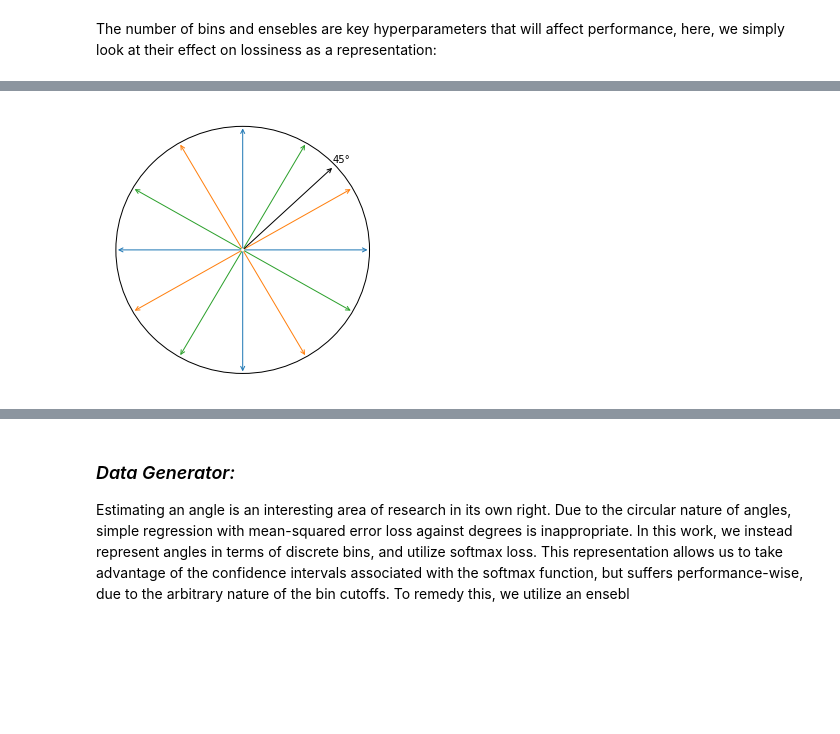
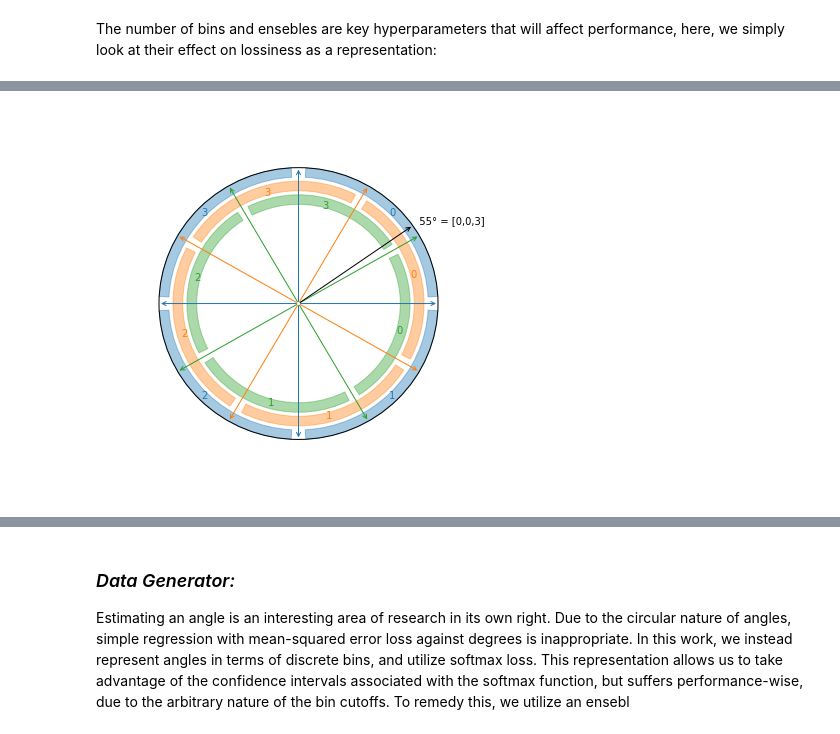
Before and after one commit to joshuadickey/baz-net, a Jupyter notebook: BazNet.ipynb, the cells around one changed output, grey strips where cells are left out. Saved outputs shown, nothing was run; the diff lists cells and outputs as text; code cells hidden in the pictures; blank space fills up the shorter version.

```diff
--- a/BazNet.ipynb
+++ b/BazNet.ipynb
@@ -267,27 +290,47 @@ ax.set_ylim(bottom + 0.5, top - 0.5)
 # %%
-from math import radians, degrees, cos, sin
 nb_bins = 4
 nb_ensb = 3
 sz_bins = 360 / nb_bins
 sz_shft = sz_bins / nb_ensb
+patches = []
 
-fig, ax= plt.subplots(figsize=(5,5))
+
+fig, ax= plt.subplots(figsize=(7,7))
 ax.add_artist(plt.Circle((0,0),1, color='black', fill=False))
+
+tt = 0
 for i, shft in enumerate([i*sz_shft for i in range(nb_ensb)]):
-    for theta in [i*sz_bins + shft for i in range(nb_bins)]:
-        x = cos(radians(theta))
-        y = sin(radians(theta))
+    patches = []
+    for j, theta in enumerate([i*sz_bins + shft for i in range(nb_bins)]):
+        t_s = (90 - theta) % 360
+        t_e = (90 - (theta + sz_bins)) % 360
 
-        ax.annotate("", xy=(x, y), xytext=(0, 0), arrowprops=dict(arrowstyle="->", fc=f'C{i}', ec=f'C{i}'))
-        ax.set_ylim((-1.1,1.1))
-        ax.set_xlim((-1.1,1.1))
+        l = 1-i*.1
+        patches += [Wedge((0, 0), l, t_e+3, t_s-3, width=0.07)]  # Ring sector
+        x = cos(radians(t_s))
+        y = sin(radians(t_s))
+
+        ax.annotate(f"", xy=(x, y), xytext=(0, 0), arrowprops=dict(arrowstyle="->", fc=f'C{i}', ec=f'C{i}'))
+        ax.annotate(f'{j}', xy=((l-.05)*sin(radians(theta+sz_bins/2)), (l-.05)*cos(radians(theta+sz_bins/2))), color=f'C{i}', xycoords='data', va="center", ha="center")
+        ax.set_ylim((-1.4,1.4))
+        ax.set_xlim((-1.4,1.4))
         ax.axis('off')
-theta = 45
-ax.annotate(f'{int(theta)}°', xy=(0,0), xytext=(sin(radians(theta)), cos(radians(theta))), xycoords='data', arrowprops=dict(arrowstyle="<-", fc='black', ec='black'))
 
-plt.savefig(f'M-N_discretization.png', transparent=False, dpi=300, bbox_inches='tight')
+
+    p = PatchCollection(patches, alpha=0.4)
+    p.set_color(f'C{i}')
+    ax.add_collection(p)
+
+my_theta = 55
+x = sin(radians(my_theta))
+y = cos(radians(my_theta))
+
+ax.annotate('', xy=(0,0), xytext=(x, y), xycoords='data', arrowprops=dict(arrowstyle="<-", fc='black', ec='black'))
+ax.annotate(f'  {my_theta}° = [0,0,3]', xy=(x, y), xycoords='data', va="bottom", ha="left")
+
+plt.savefig(f'images/M-N_discretization.png', transparent=False, dpi=300, bbox_inches='tight')
 # %% [output]
-[figure, old version]
+[figure, new version]
 # %% [markdown]
 
 ### _Neural Network Architecture:_
```
Also changed, not shown: parts of 19 cells of this notebook.
